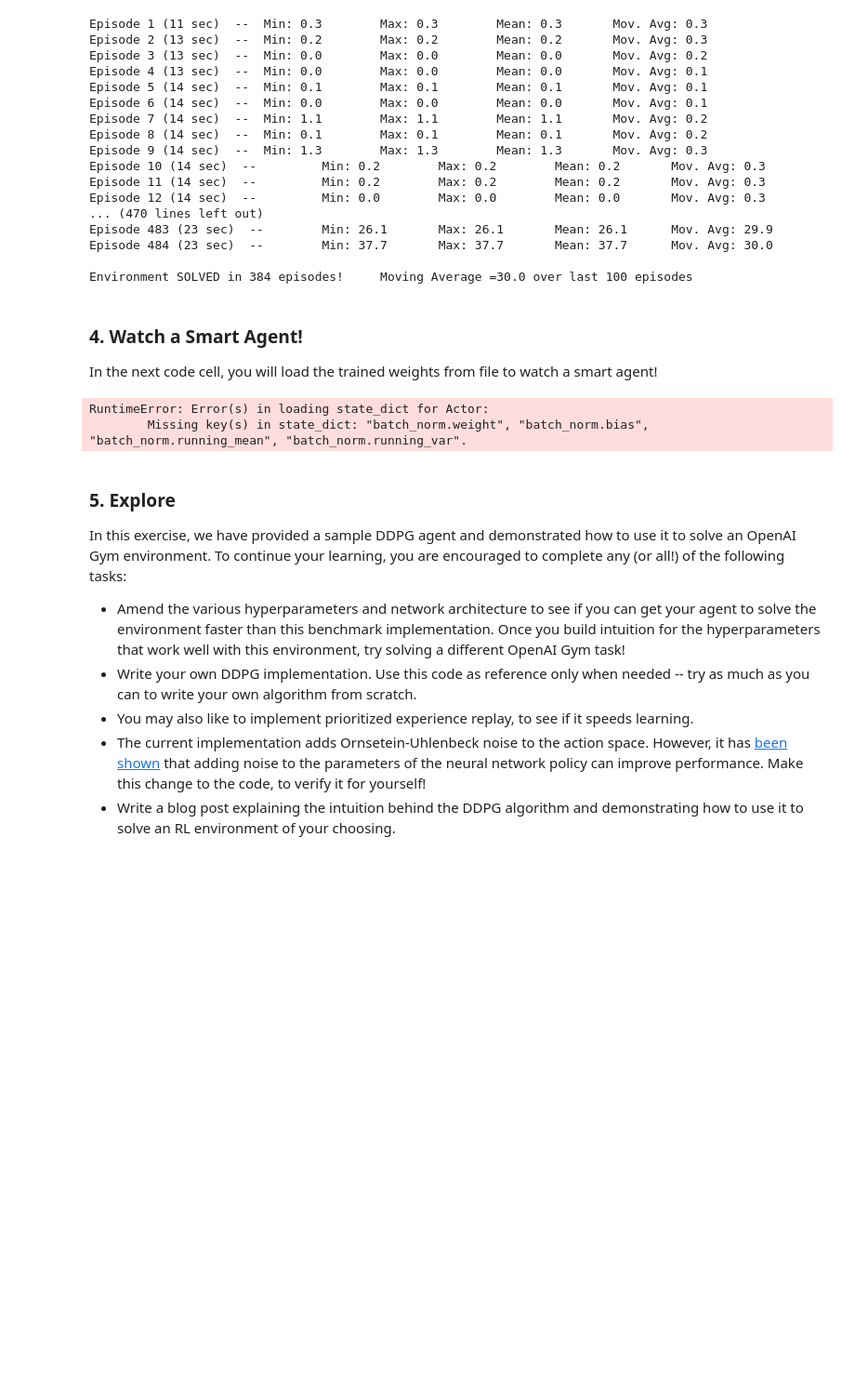
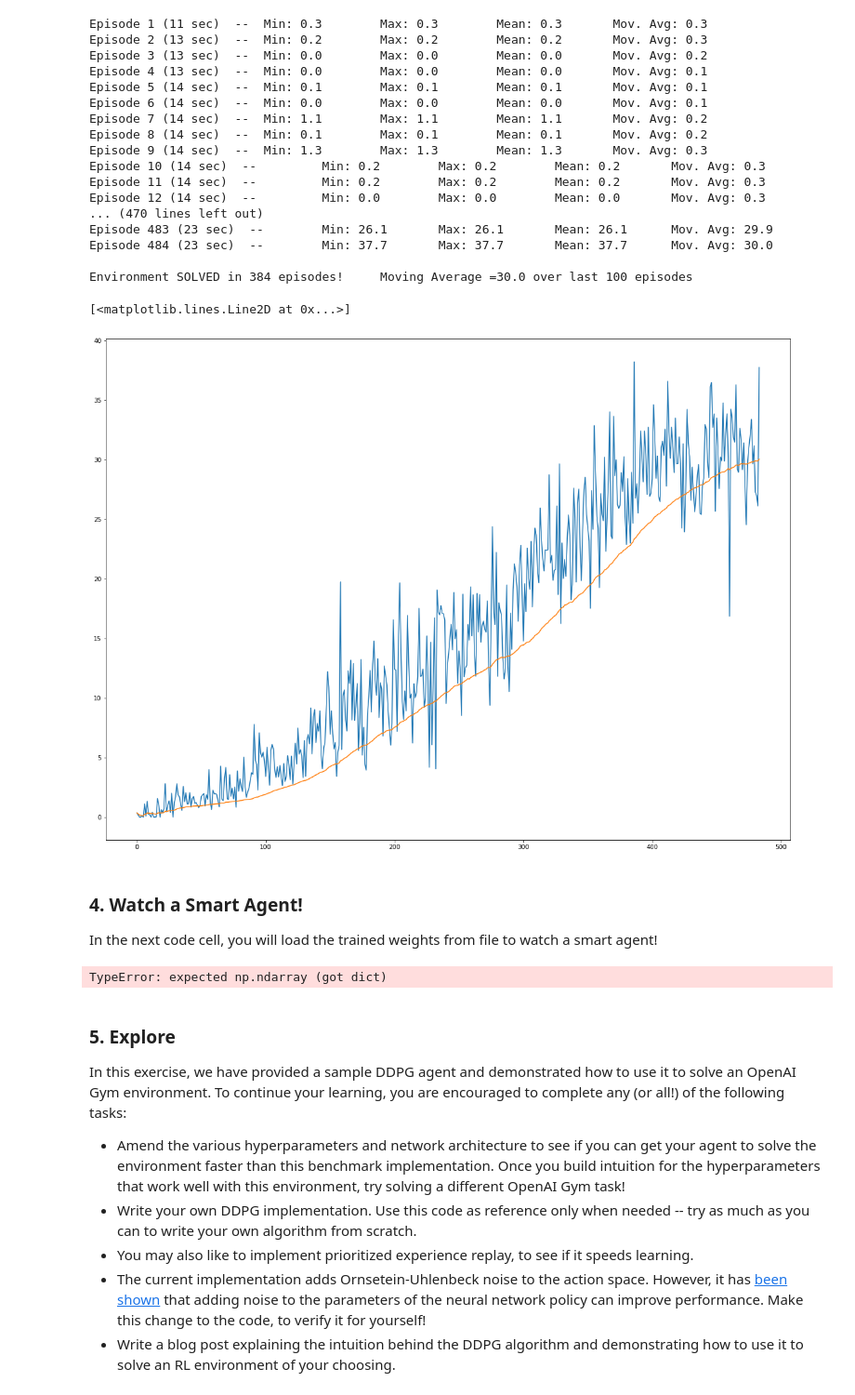
Before and after one commit to dimartinot/deep-reinforcement-learning, a Jupyter notebook: p2_continuous-control/DDPG.ipynb, the cells around one changed output. Shown: that part at 93% size. Saved outputs shown, nothing was run; the diff lists cells and outputs as text; code cells hidden in the pictures; blank space fills up the shorter version.

```diff
--- a/p2_continuous-control/DDPG.ipynb
+++ b/p2_continuous-control/DDPG.ipynb
@@ -114,8 +114,6 @@ array([[-0.04892248, -0.06009788,  0.0061363 , -0.0487623 ]],
 # %%
 import time
 # %%
-# DDPG function
-
 def ddpg(n_episodes=3000, max_t=1000, solved_score=30.0, consec_episodes=100, print_every=1, train_mode=True,
          actor_path='actor_ckpt.pth', critic_path='critic_ckpt.pth'):
     """Deep Deterministic Policy Gradient (DDPG)
@@ -146,12 +144,11 @@ def ddpg(n_episodes=3000, max_t=1000, solved_score=30.0, consec_episodes=100, pr
         agent.reset()
         start_time = time.time()
         for t in range(max_t):
+
             actions = agent.act(states, add_noise=True)         # select an action
-            env_info = env.step(actions)[brain_name]            # send actions to environment
-            next_states = env_info.vector_observations          # get next state
-            rewards = env_info.rewards                          # get reward
-            dones = env_info.local_done                         # see if episode has finished
-            # save experience to replay buffer, perform learning step at defined interval
+            next_states, rewards, dones, _ = environment_step(env, actions, brain_name)
+
+            # save experience to replay buffer & perform learning step if current timesteps allows it
             for state, action, reward, next_state, done in zip(states, actions, rewards, next_states, dones):
                 agent.step(state, action, reward, next_state, done, t)
             states = next_states
@@ -161,19 +158,15 @@ def ddpg(n_episodes=3000, max_t=1000, solved_score=30.0, consec_episodes=100, pr
                 break
 
         duration = time.time() - start_time
-        min_scores.append(np.min(scores))             # save lowest score for a single agent
-        max_scores.append(np.max(scores))             # save highest score for a single agent
+        min_scores.append(np.min(scores))             # save lowest score
+        max_scores.append(np.max(scores))             # save highest score
         mean_scores.append(np.mean(scores))           # save mean score for the episode
-        scores_window.append(mean_scores[-1])         # save mean score to window
-        moving_avgs.append(np.mean(scores_window))    # save moving average
+        scores_window.append(mean_scores[-1])         # save mean score to deque
+        moving_avgs.append(np.mean(scores_window))    # save moving average from the 100 sized deque
 
         if i_episode % print_every == 0:
             print('\rEpisode {} ({} sec)  -- \tMin: {:.1f}\tMax: {:.1f}\tMean: {:.1f}\tMov. Avg: {:.1f}'.format(\
                   i_episode, round(duration), min_scores[-1], max_scores[-1], mean_scores[-1], moving_avgs[-1]))
-
-        if train_mode and mean_scores[-1] > best_score:
-            torch.save(agent.actor_local.state_dict(), actor_path)
-            torch.save(agent.critic_local.state_dict(), critic_path)
 
         if moving_avgs[-1] >= solved_score and i_episode >= consec_episodes:
             print('\nEnvironment SOLVED in {} episodes!\tMoving Average ={:.1f} over last {} episodes'.format(\
@@ -204,13 +197,20 @@ Episode 483 (23 sec)  --        Min: 26.1       Max: 26.1       Mean: 26.1
 Episode 484 (23 sec)  --        Min: 37.7       Max: 37.7       Mean: 37.7      Mov. Avg: 30.0
 
 Environment SOLVED in 384 episodes!     Moving Average =30.0 over last 100 episodes
+# %%
+plt.figure(figsize=(20,15))
+plt.plot(scores)
+plt.plot(avgs)
+# %% [output]
+[<matplotlib.lines.Line2D at 0x...>]
+[figure, added]
 # %% [markdown]
 ### 4. Watch a Smart Agent!
 
 In the next code cell, you will load the trained weights from file to watch a smart agent!
 # %%
-agent.actor_local.load_state_dict(torch.load('checkpoint_actor.pth'))
-agent.critic_local.load_state_dict(torch.load('checkpoint_critic.pth'))
+agent.actor_local.load_state_dict(torch.load('actor_weights_simple_replay_buffer.pth'))
+agent.critic_local.load_state_dict(torch.load('critic_weights_simple_replay_buffer.pth'))
 
 state = env.reset()
 agent.reset()
@@ -221,11 +221,8 @@ while True:
     state = next_state
     if done:
         break
-
-env.close()
 # %% [output]
-RuntimeError: Error(s) in loading state_dict for Actor:
-        Missing key(s) in state_dict: "batch_norm.weight", "batch_norm.bias", "batch_norm.running_mean", "batch_norm.running_var".
+TypeError: expected np.ndarray (got dict)
 # %%
 env.close()
 # %% [markdown]
```
Also changed, not shown: 36 other files.
